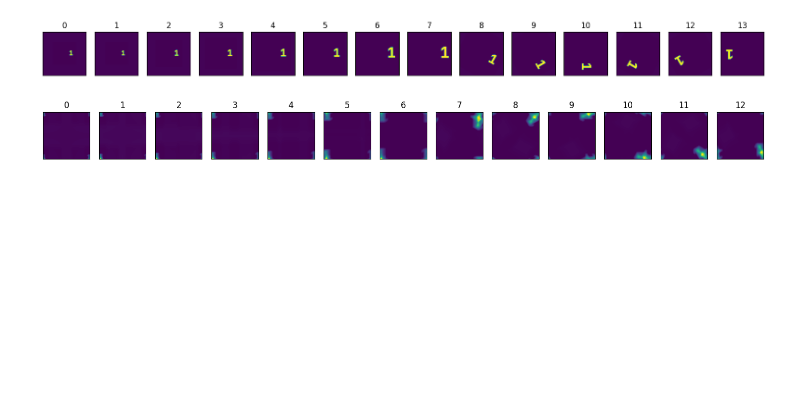
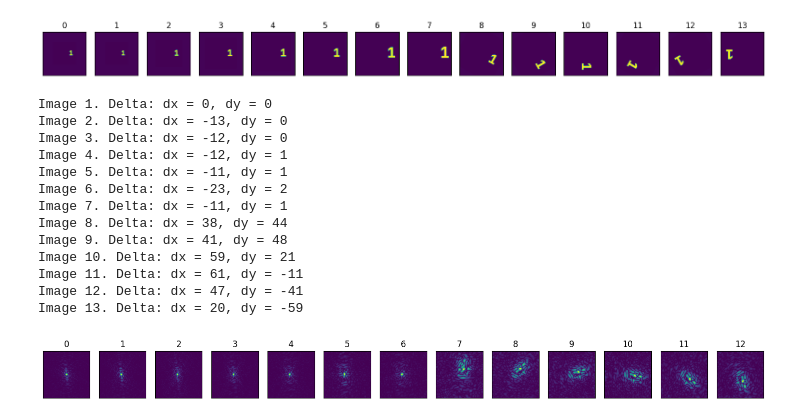
Before and after one commit to mateusz-gluch-student/ECT-tracking, a Jupyter notebook: tracking/naive_rotshift_detection.ipynb, the cells around one changed output. Cells and saved outputs as stored; diff of their text form; code cells hidden in the pictures; blank space fills up the shorter version.

```diff
--- a/tracking/naive_rotshift_detection.ipynb
+++ b/tracking/naive_rotshift_detection.ipynb
@@ -9,13 +19,27 @@ from ect import Config
 import numpy as np
 from matplotlib import pyplot as plt
 # %%
-generator = IdSequenceImageGenerator("/home/mateusz/Desktop/Magisterka/tracking/images/sequence_test/1_seq_{id}.png", 14)
-tracker = Tracker(generator, NaiveMatcher(), FFTTransformer())
+g = IdSequenceImageGenerator("/home/mateusz/Desktop/Magisterka/tracking/images/sequence_test/1_seq_{id}.png", 14)
+t = FFTTransformer()
+p = PositionTracer(transformer=t)
+m = NaiveMatcher(thresh=0.01)
+
+tracker = Tracker(generator=g, matcher=m, transformer=t, callback=p.callback)
+# %%
+def center(inp: np.ndarray, invfunc: Callable[[np.ndarray], np.ndarray]) -> np.ndarray:
+    X, Y = inp.shape
+    inp = invfunc(inp)
+    out = np.zeros_like(inp)
+    out[:X//2, :Y//2] = inp[X//2:, Y//2:]
+    out[X//2:, :Y//2] = inp[:X//2, Y//2:]
+    out[X//2:, Y//2:] = inp[:X//2, :Y//2]
+    out[:X//2, Y//2:] = inp[X//2:, :Y//2]
+    return out
 # %%
 
 plt.figure(figsize=(20,5))
 
-for idx, image in enumerate(generator.images()):
+for idx, image in enumerate(g.images()):
     # print(idx)
     plt.subplot(1, 14, idx+1)
     plt.title(idx)
@@ -27,12 +51,25 @@ for idx, image in enumerate(generator.images()):
 # %%
 plt.figure(figsize=(20,5))
 
 for idx, image in enumerate(tracker.track()):
     # print(idx)
     plt.subplot(1, 14, idx+1)
     plt.title(idx)
-    plt.imshow(np.abs(np.fft.ifft2(image)))
+    plt.imshow(center(image, lambda x: np.abs(np.fft.ifft2(x))))
     plt.xticks([])
     plt.yticks([])
 # %% [output]
+Image 1. Delta: dx = 0, dy = 0
+Image 2. Delta: dx = -13, dy = 0
+Image 3. Delta: dx = -12, dy = 0
+Image 4. Delta: dx = -12, dy = 1
+Image 5. Delta: dx = -11, dy = 1
+Image 6. Delta: dx = -23, dy = 2
+Image 7. Delta: dx = -11, dy = 1
+Image 8. Delta: dx = 38, dy = 44
+Image 9. Delta: dx = 41, dy = 48
+Image 10. Delta: dx = 59, dy = 21
+Image 11. Delta: dx = 61, dy = -11
+Image 12. Delta: dx = 47, dy = -41
+Image 13. Delta: dx = 20, dy = -59
-[figure, old version]
+[figure, new version]
```
Also changed, not shown: parts of 8 cells of this notebook, 31 other files.
